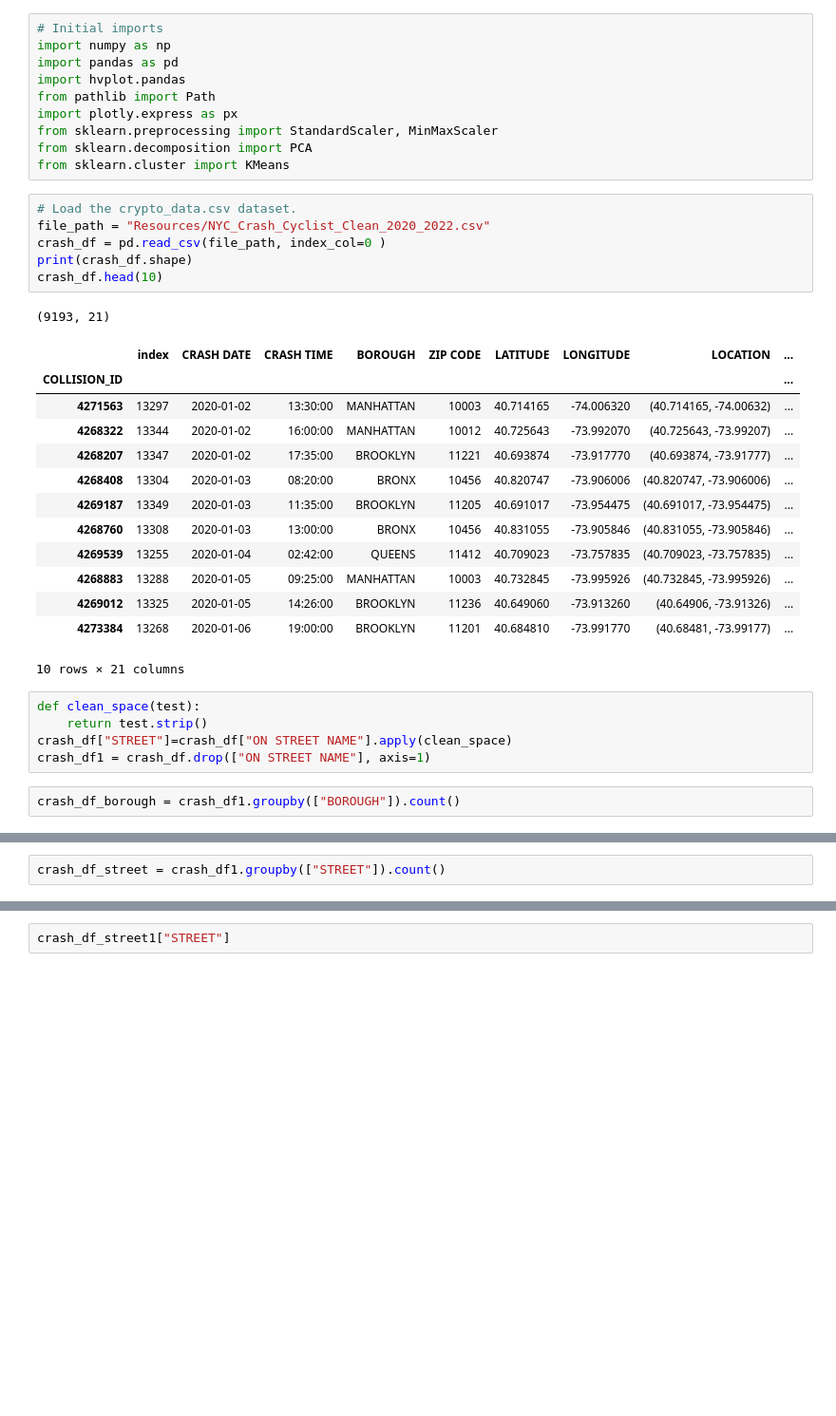
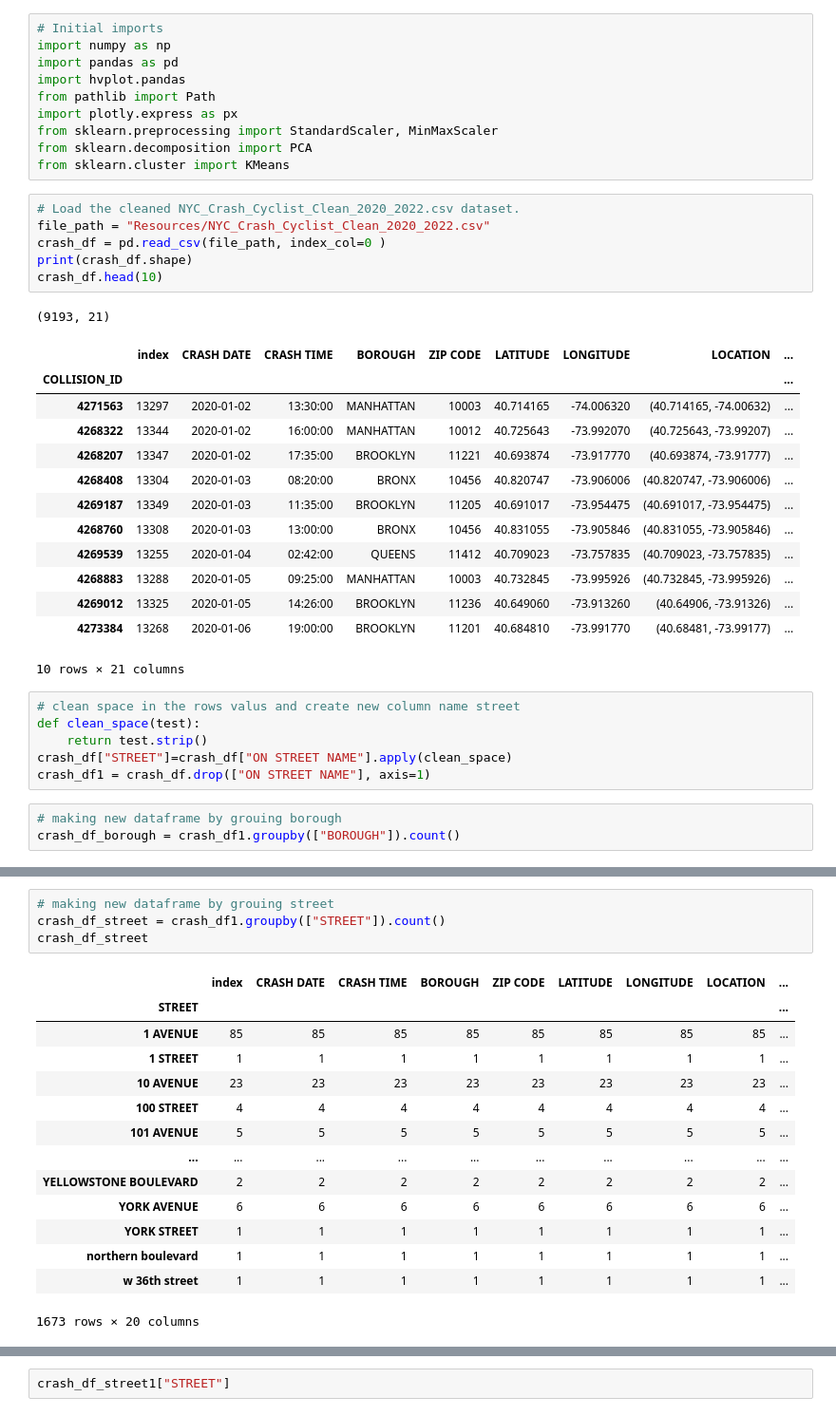
Before and after one commit to Rutgers-Data-Science-Bootcamp/NYC_Bike_Accident_Analysis, a Jupyter notebook: Final_project_bike_crash_lane.ipynb, the cells around one changed output, grey strips where cells are left out. Shown at 95% size. Saved outputs shown, nothing was run; the diff lists cells and outputs as text; blank space fills up the shorter version.

```diff
--- a/Final_project_bike_crash_lane.ipynb
+++ b/Final_project_bike_crash_lane.ipynb
@@ -9,7 +9,7 @@ from sklearn.preprocessing import StandardScaler, MinMaxScaler
 from sklearn.decomposition import PCA
 from sklearn.cluster import KMeans
 # %%
-# Load the crypto_data.csv dataset.
+# Load the cleaned NYC_Crash_Cyclist_Clean_2020_2022.csv dataset.
 file_path = "Resources/NYC_Crash_Cyclist_Clean_2020_2022.csv"
 crash_df = pd.read_csv(file_path, index_col=0 )
 print(crash_df.shape)
@@ -30,11 +30,13 @@ crash_df.head(10)
 | 4273384 | 13268 | 2020-01-06 | 19:00:00 | BROOKLYN | 11201 | 40.684810 | -73.991770 | (40.68481, -73.99177) | ... |
 10 rows × 21 columns
 # %%
+# clean space in the rows valus and create new column name street
 def clean_space(test):
     return test.strip()
 crash_df["STREET"]=crash_df["ON STREET NAME"].apply(clean_space)
 crash_df1 = crash_df.drop(["ON STREET NAME"], axis=1)
 # %%
+# making new dataframe by grouing borough
 crash_df_borough = crash_df1.groupby(["BOROUGH"]).count()
 # %%
 crash_df_borough.head()
@@ -47,5 +49,22 @@ crash_df_borough.head()
 | QUEENS | 1760 | 1760 | 1760 | 1760 | 1760 | 1760 | 1760 | 1760 | ... |
 | STATEN ISLAND | 133 | 133 | 133 | 133 | 133 | 133 | 133 | 133 | ... |
 # %%
+# making new dataframe by grouing street
 crash_df_street = crash_df1.groupby(["STREET"]).count()
+crash_df_street
+# %% [output]
+|  | index | CRASH DATE | CRASH TIME | BOROUGH | ZIP CODE | LATITUDE | LONGITUDE | LOCATION | ... |
+| STREET |  |  |  |  |  |  |  |  | ... |
+| 1 AVENUE | 85 | 85 | 85 | 85 | 85 | 85 | 85 | 85 | ... |
+| 1 STREET | 1 | 1 | 1 | 1 | 1 | 1 | 1 | 1 | ... |
+| 10 AVENUE | 23 | 23 | 23 | 23 | 23 | 23 | 23 | 23 | ... |
+| 100 STREET | 4 | 4 | 4 | 4 | 4 | 4 | 4 | 4 | ... |
+| 101 AVENUE | 5 | 5 | 5 | 5 | 5 | 5 | 5 | 5 | ... |
+| ... | ... | ... | ... | ... | ... | ... | ... | ... | ... |
+| YELLOWSTONE BOULEVARD | 2 | 2 | 2 | 2 | 2 | 2 | 2 | 2 | ... |
+| YORK AVENUE | 6 | 6 | 6 | 6 | 6 | 6 | 6 | 6 | ... |
+| YORK STREET | 1 | 1 | 1 | 1 | 1 | 1 | 1 | 1 | ... |
+| northern boulevard | 1 | 1 | 1 | 1 | 1 | 1 | 1 | 1 | ... |
+| w 36th street | 1 | 1 | 1 | 1 | 1 | 1 | 1 | 1 | ... |
+1673 rows × 20 columns
 # %%
```
Also changed, not shown: parts of 3 cells of this notebook.
